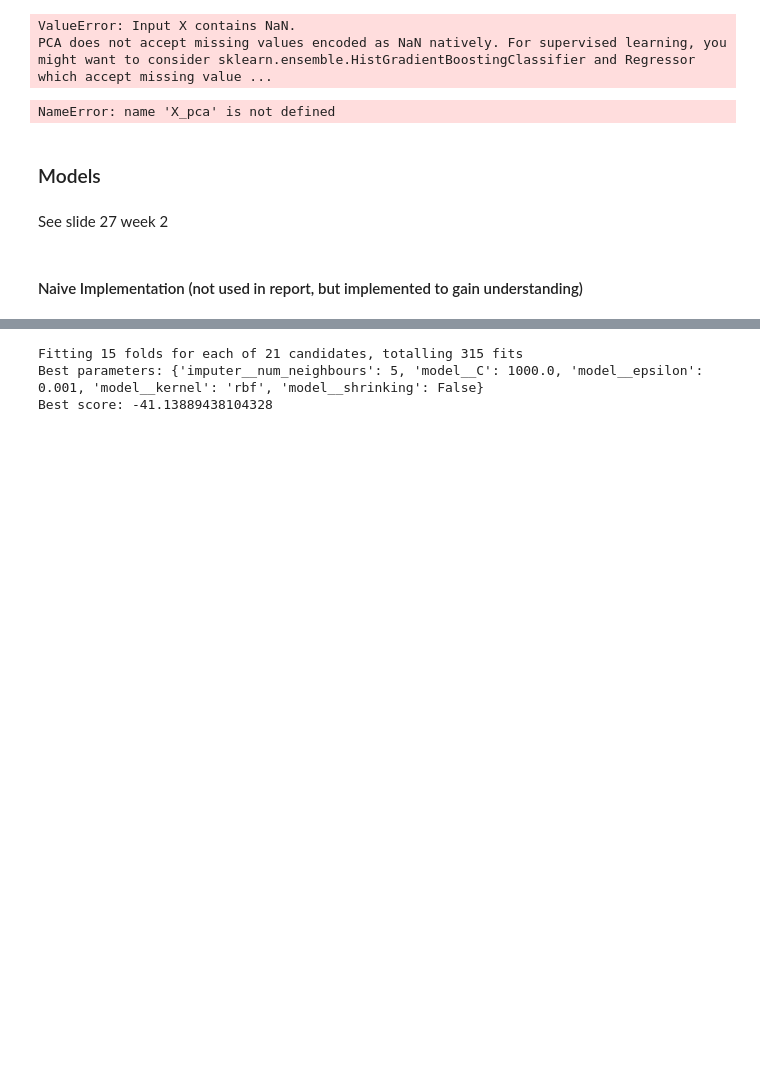
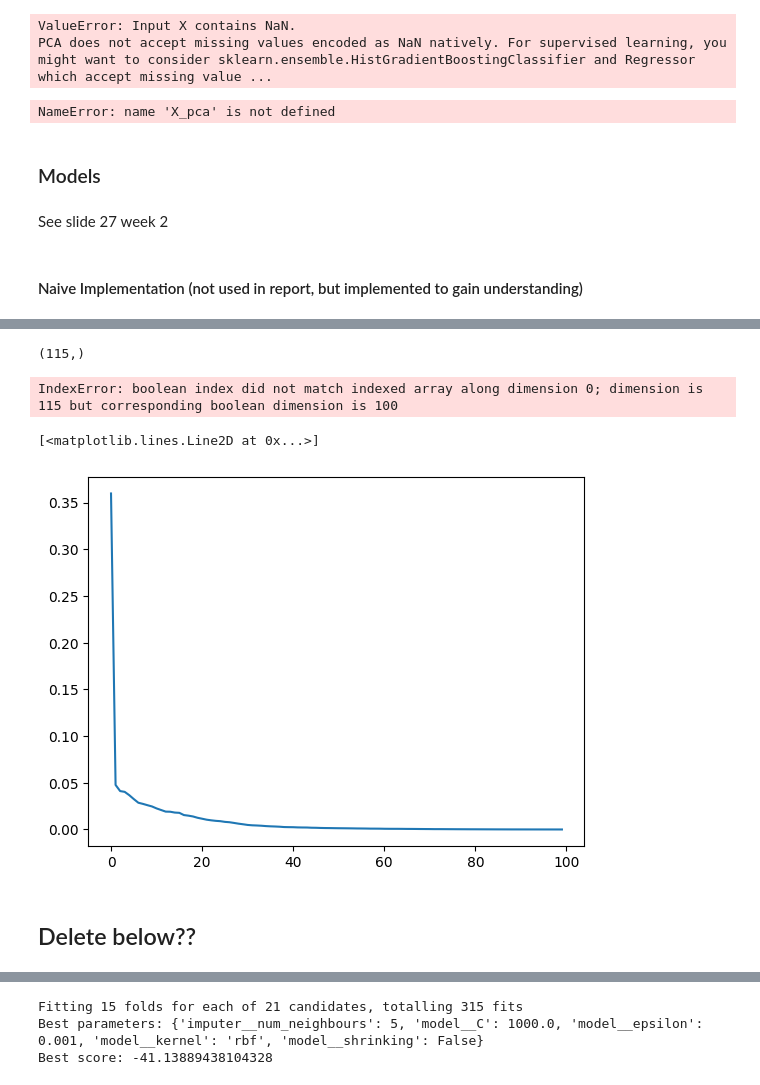
Before and after one commit to viktorseba/CDA, a Jupyter notebook: Case1/project.ipynb, the cells around one changed output, grey strips where cells are left out. Saved outputs shown, nothing was run; the diff lists cells and outputs as text; code cells hidden in the pictures; blank space fills up the shorter version.

```diff
--- a/Case1/project.ipynb
+++ b/Case1/project.ipynb
@@ -306,0 +469,15 @@ class FeatureSelector(BaseEstimator, TransformerMixin):
+# %%
+from sklearn.decomposition import PCA
+from sklearn.linear_model import LassoCV
+
+lassoCV = LassoCV(cv=15, max_iter=10000)
+pca = PCA()
+preprocessor = Pipeline(steps=[
+        ('imputer', ImputeData(num_neighbours=5)),
+        ('scaler-onehot', ScaleAndOneHot())
+        ])
+
+X_t = preprocessor.fit_transform(X)
+
+X_pca = pca.fit_transform(X_t)
+X_pca.shape
@@ -307,3 +507,19 @@ class FeatureSelector(BaseEstimator, TransformerMixin):
+# %%
+lassoCV.coef_.shape
+# %% [output]
+(115,)
+# %%
+
+X_t.columns[pca.explained_variance_ratio_ > 0.01]
+# %% [output]
+IndexError: boolean index did not match indexed array along dimension 0; dimension is 115 but corresponding boolean dimension is 100
+# %%
+plt.plot(range(len(pca.explained_variance_ratio_)), pca.explained_variance_ratio_)
+# %% [output]
+[<matplotlib.lines.Line2D at 0x...>]
+[figure, added]
+# %% [markdown]
+## Delete below??
 # %%
 imputer = ImputeData(num_neighbours=5)
 imputer.fit(X, y)
```
Also changed, not shown: parts of 37 cells of this notebook.
